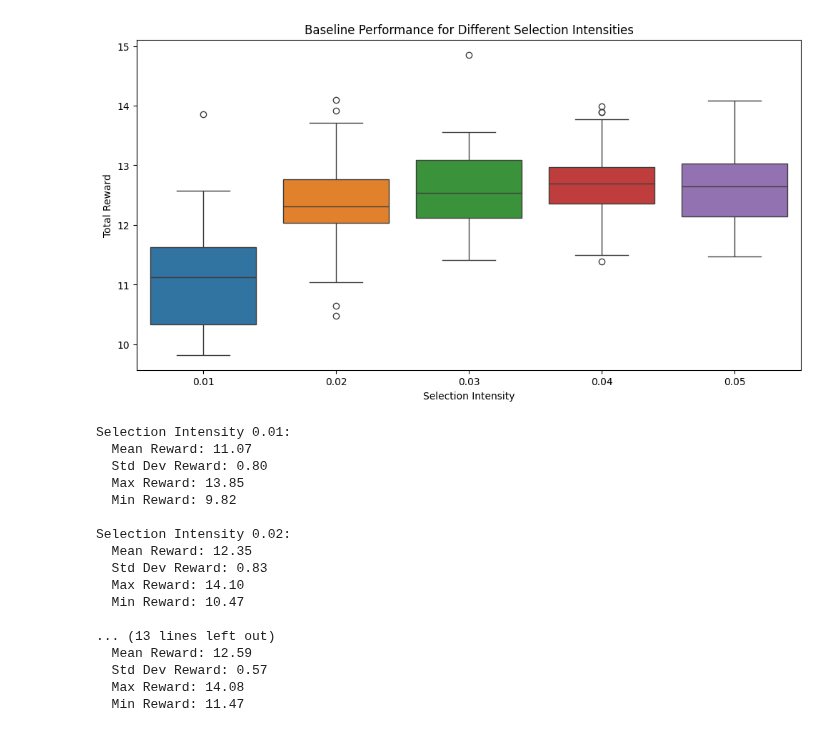
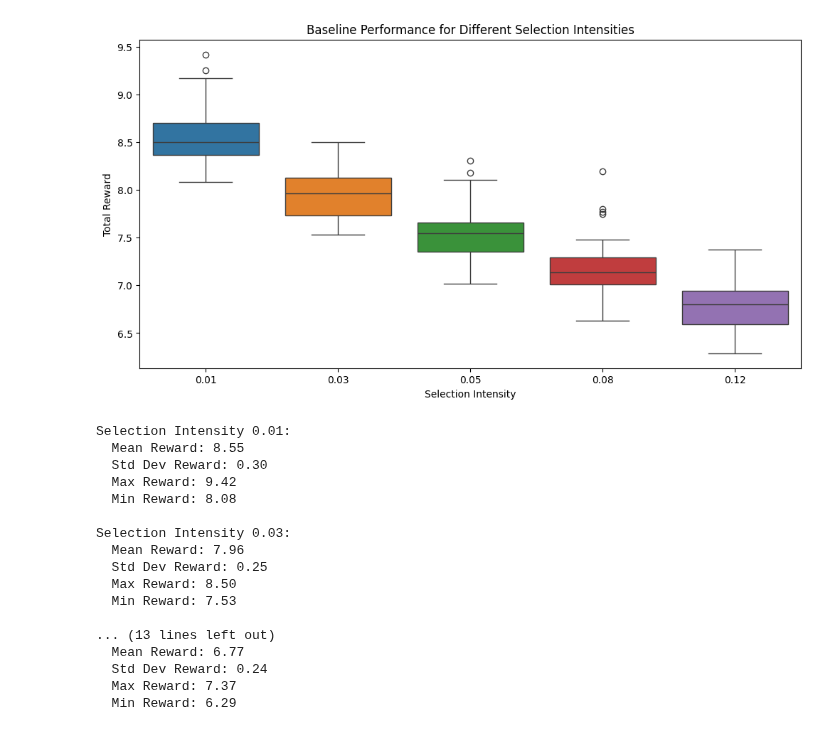
Before and after one commit to cjGO/ChewC, a Jupyter notebook: dev_nbs/ChewCuda.ipynb, the cells around one changed output. Drawn from its saved outputs; the diff is of its cells as text; code cells hidden in the pictures.

```diff
--- a/dev_nbs/ChewCuda.ipynb
+++ b/dev_nbs/ChewCuda.ipynb
@@ -313,74 +447,51 @@ Gametes shape: torch.Size([1500, 10000])
 # %%
-def collect_baselines(env, num_episodes=10, selection_intensities=[0.01, 0.02, 0.03, 0.04, 0.05], num_reps=5):
-    baselines = {}
-    for intensity in selection_intensities:
-        all_rewards = []
-        for _ in range(num_reps):
-            rewards = []
-            for _ in range(num_episodes):
-                obs, _ = env.reset()
-                done = False
-                episode_reward = 0
-                while not done:
-                    action = np.array([intensity])
-                    obs, reward, done, _, _ = env.step(action)
-                    episode_reward += reward
-                rewards.append(episode_reward)
-            all_rewards.extend(rewards)
-        baselines[intensity] = all_rewards
-    return baselines
+total_timesteps=100000
+max_generations = 3
+# Assuming you have already defined your environment
+config = SimulationConfig(n_markers=200, pop_size=1000, h2=1.0)
+SP = SimParams(config)
+env = SelectionIntensityEnvironment(SP, config, max_generations=max_generations)
 
-import matplotlib.pyplot as plt
-import seaborn as sns
 
-def visualize_baselines(baselines):
-    plt.figure(figsize=(12, 6))
-    sns.boxplot(data=[[r for r in baselines[i]] for i in baselines.keys()])
-    plt.xlabel('Selection Intensity')
-    plt.ylabel('Total Reward')
-    plt.title('Baseline Performance for Different Selection Intensities')
-    plt.xticks(range(len(baselines)), list(baselines.keys()))
-    plt.show()
 
-# Assuming you have already defined your environment
-config = SimulationConfig(n_markers=1000, pop_size=1000, h2=0.5)
-SP = SimParams(config)
-env = SelectionIntensityEnvironment(SP, config, max_generations=10)
+
 
 # Collect baselines with repetitions
 num_episodes = 10
-selection_intensities = [0.01, 0.03, 0.05, 0.0]
+selection_intensities = [0.01, 0.03, 0.05, 0.08, 0.12]
 num_reps = 5  # Number of repetitions
 
 baselines = collect_baselines(env, num_episodes, selection_intensities, num_reps)
 
 # Visualize baselines
 visualize_baselines(baselines)
+
+
 
 # Print some statistics
 for intensity, rewards in baselines.items():
     print(f"Selection Intensity {intensity}:")
     print(f"  Mean Reward: {np.mean(rewards):.2f}")
     print(f"  Std Dev Reward: {np.std(rewards):.2f}")
     print(f"  Max Reward: {np.max(rewards):.2f}")
     print(f"  Min Reward: {np.min(rewards):.2f}")
     print()
 # %% [output]
-[figure, old version]
+[figure, new version]
 Selection Intensity 0.01:
-  Mean Reward: 11.07
-  Std Dev Reward: 0.80
-  Max Reward: 13.85
-  Min Reward: 9.82
+  Mean Reward: 8.55
+  Std Dev Reward: 0.30
+  Max Reward: 9.42
+  Min Reward: 8.08
 
-Selection Intensity 0.02:
-  Mean Reward: 12.35
-  Std Dev Reward: 0.83
-  Max Reward: 14.10
-  Min Reward: 10.47
+Selection Intensity 0.03:
+  Mean Reward: 7.96
+  Std Dev Reward: 0.25
+  Max Reward: 8.50
+  Min Reward: 7.53
 
 ... (13 lines left out)
-  Mean Reward: 12.59
-  Std Dev Reward: 0.57
-  Max Reward: 14.08
-  Min Reward: 11.47
+  Mean Reward: 6.77
+  Std Dev Reward: 0.24
+  Max Reward: 7.37
+  Min Reward: 6.29
```
Also changed, not shown: parts of 9 cells of this notebook, 15 other files.
